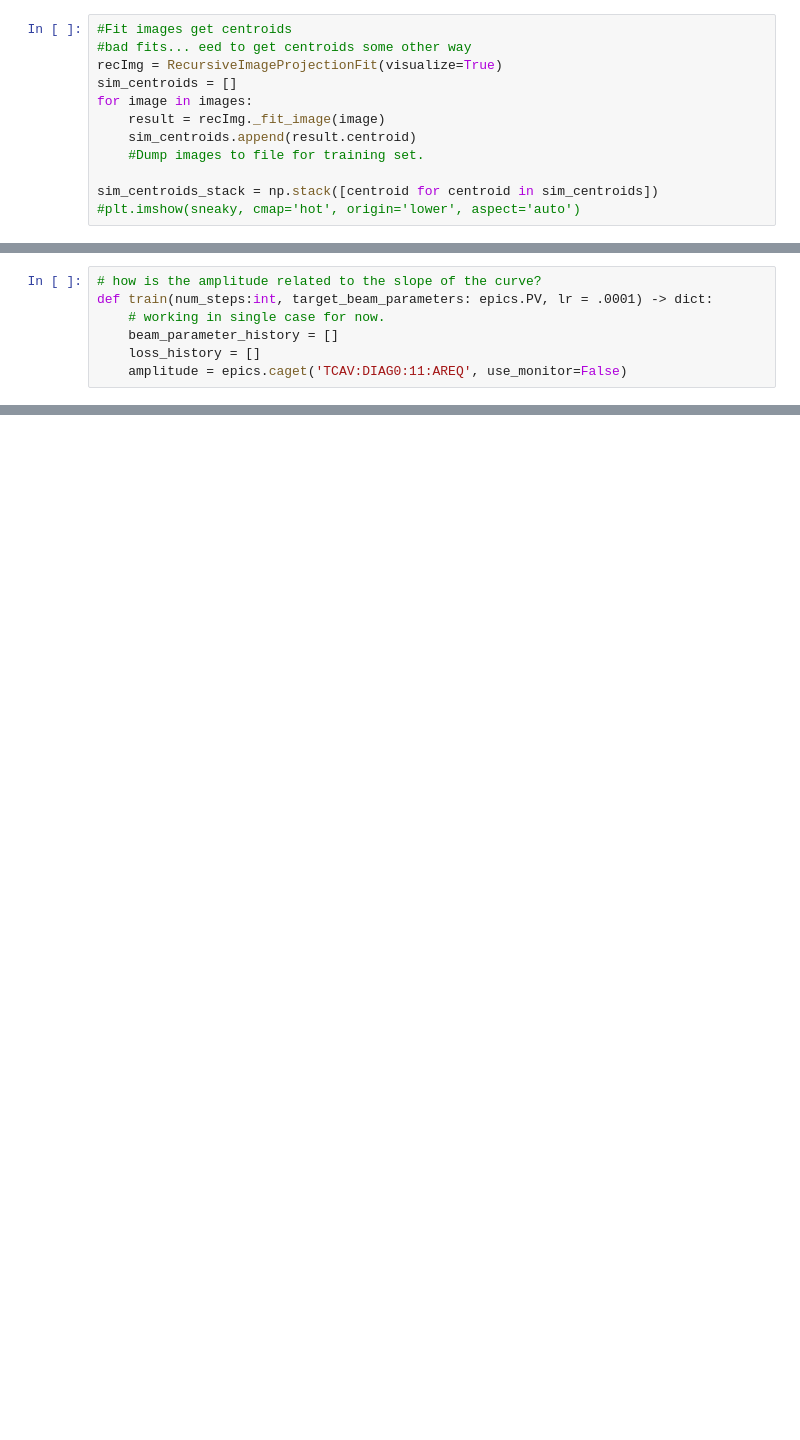
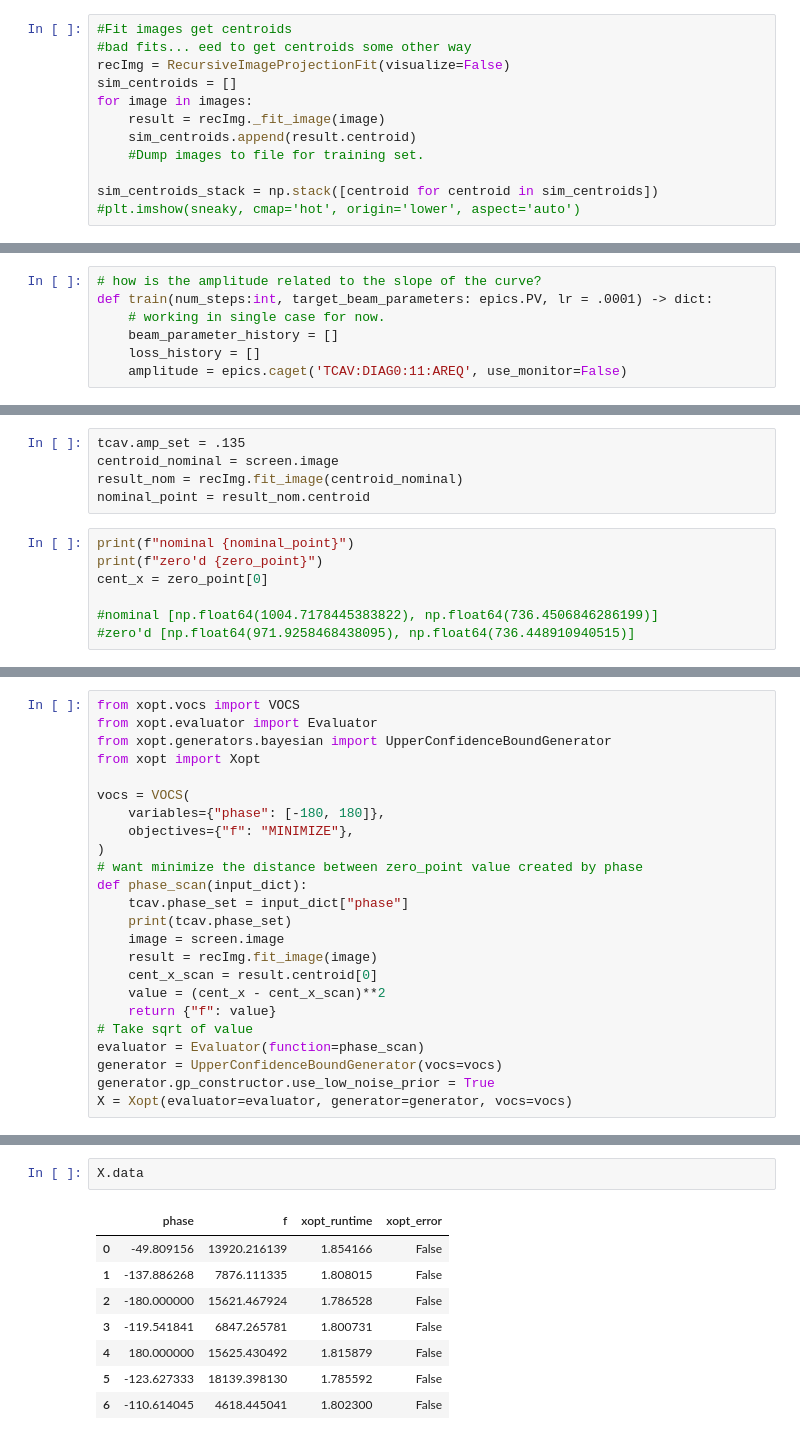
Before and after one commit to roussel-ryan/cheetah_diag0_sim, a Jupyter notebook: notebooks/calibration.ipynb, the cells around one changed output, grey strips where cells are left out. Drawn from its saved outputs; the diff is of its cells as text; blank space fills up the shorter version.

Commit message:
creating branch for tcav_calibration to work out of

```diff
--- a/notebooks/calibration.ipynb
+++ b/notebooks/calibration.ipynb
@@ -147,7 +164,7 @@ for phase in phase_stack:
 # %%
 #Fit images get centroids
 #bad fits... eed to get centroids some other way
-recImg = RecursiveImageProjectionFit(visualize=True)
+recImg = RecursiveImageProjectionFit(visualize=False)
 sim_centroids = []
 for image in images:
     result = recImg._fit_image(image)
@@ -311,0 +305,12 @@ def train(num_steps:int, target_beam_parameters: epics.PV, lr = .0001) -> dict:
+# %%
+tcav.amp_set = .135
+centroid_nominal = screen.image
+result_nom = recImg.fit_image(centroid_nominal)
+nominal_point = result_nom.centroid
+# %%
+print(f"nominal {nominal_point}")
+print(f"zero'd {zero_point}")
+cent_x = zero_point[0]
+
+#nominal [np.float64(1004.7178445383822), np.float64(736.4506846286199)]
+#zero'd [np.float64(971.9258468438095), np.float64(736.448910940515)]
@@ -311,0 +320,24 @@ def train(num_steps:int, target_beam_parameters: epics.PV, lr = .0001) -> dict:
+# %%
+from xopt.vocs import VOCS
+from xopt.evaluator import Evaluator
+from xopt.generators.bayesian import UpperConfidenceBoundGenerator
+from xopt import Xopt
+
+vocs = VOCS(
+    variables={"phase": [-180, 180]},
+    objectives={"f": "MINIMIZE"},
+)
+# want minimize the distance between zero_point value created by phase
+def phase_scan(input_dict):
+    tcav.phase_set = input_dict["phase"]
+    print(tcav.phase_set)
+    image = screen.image
+    result = recImg.fit_image(image)
+    cent_x_scan = result.centroid[0]
+    value = (cent_x - cent_x_scan)**2
+    return {"f": value}
+# Take sqrt of value
+evaluator = Evaluator(function=phase_scan)
+generator = UpperConfidenceBoundGenerator(vocs=vocs)
+generator.gp_constructor.use_low_noise_prior = True
+X = Xopt(evaluator=evaluator, generator=generator, vocs=vocs)
@@ -311,0 +445,11 @@ def train(num_steps:int, target_beam_parameters: epics.PV, lr = .0001) -> dict:
+# %%
+X.data
+# %% [output]
+|  | phase | f | xopt_runtime | xopt_error |
+| 0 | -49.809156 | 13920.216139 | 1.854166 | False |
+| 1 | -137.886268 | 7876.111335 | 1.808015 | False |
+| 2 | -180.000000 | 15621.467924 | 1.786528 | False |
+| 3 | -119.541841 | 6847.265781 | 1.800731 | False |
+| 4 | 180.000000 | 15625.430492 | 1.815879 | False |
+| 5 | -123.627333 | 18139.398130 | 1.785592 | False |
+| 6 | -110.614045 | 4618.445041 | 1.802300 | False |
```
Also changed, not shown: parts of 13 cells of this notebook, 2 other files.
